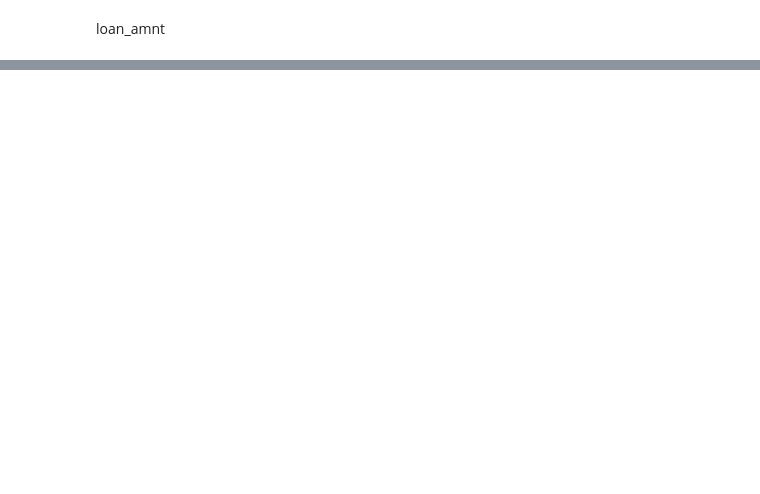
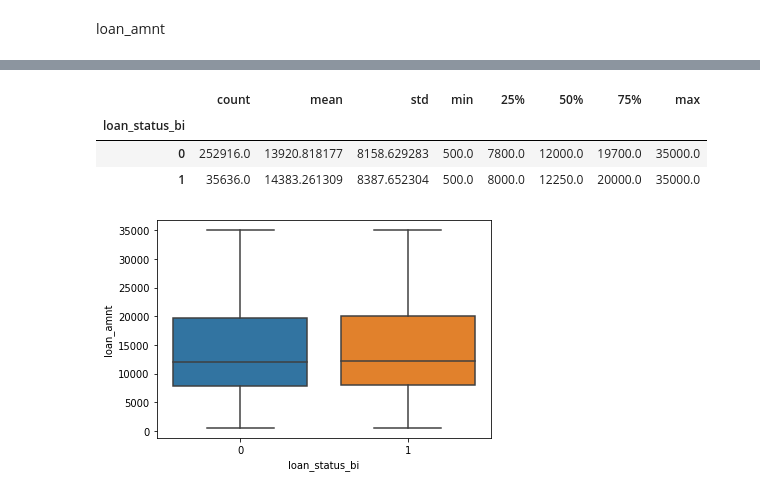
Before and after one commit to carolvieirav/Mova-Case-DataAnalysis, a Jupyter notebook: MOVA_Data_Analysis.ipynb, the cells around one changed output, grey strips where cells are left out. Saved outputs shown, nothing was run; the diff lists cells and outputs as text; code cells hidden in the pictures; blank space fills up the shorter version.

```diff
--- a/MOVA_Data_Analysis.ipynb
+++ b/MOVA_Data_Analysis.ipynb
@@ -245,3 +289,15 @@ sns.distplot(loan["loan_amnt"],kde=True,bins=60);
+# %%
+loan.groupby("loan_status_bi")["loan_amnt"].describe()
+# %% [output]
+|  | count | mean | std | min | 25% | 50% | 75% | max |
+| loan_status_bi |  |  |  |  |  |  |  |  |
+| 0 | 252916.0 | 13920.818177 | 8158.629283 | 500.0 | 7800.0 | 12000.0 | 19700.0 | 35000.0 |
+| 1 | 35636.0 | 14383.261309 | 8387.652304 | 500.0 | 8000.0 | 12250.0 | 20000.0 | 35000.0 |
+# %%
+sns.boxplot(x="loan_status_bi",y="loan_amnt",data=loan);
+# shows the relation between the amount of money borrowed and the default status of the loan
+# %% [output]
+[figure, added]
 # %%
 plt.figure(figsize=(13,8))
 sns.scatterplot(x="installment",y="loan_amnt",data=loan);
```
Also changed, not shown: parts of 31 cells of this notebook.
